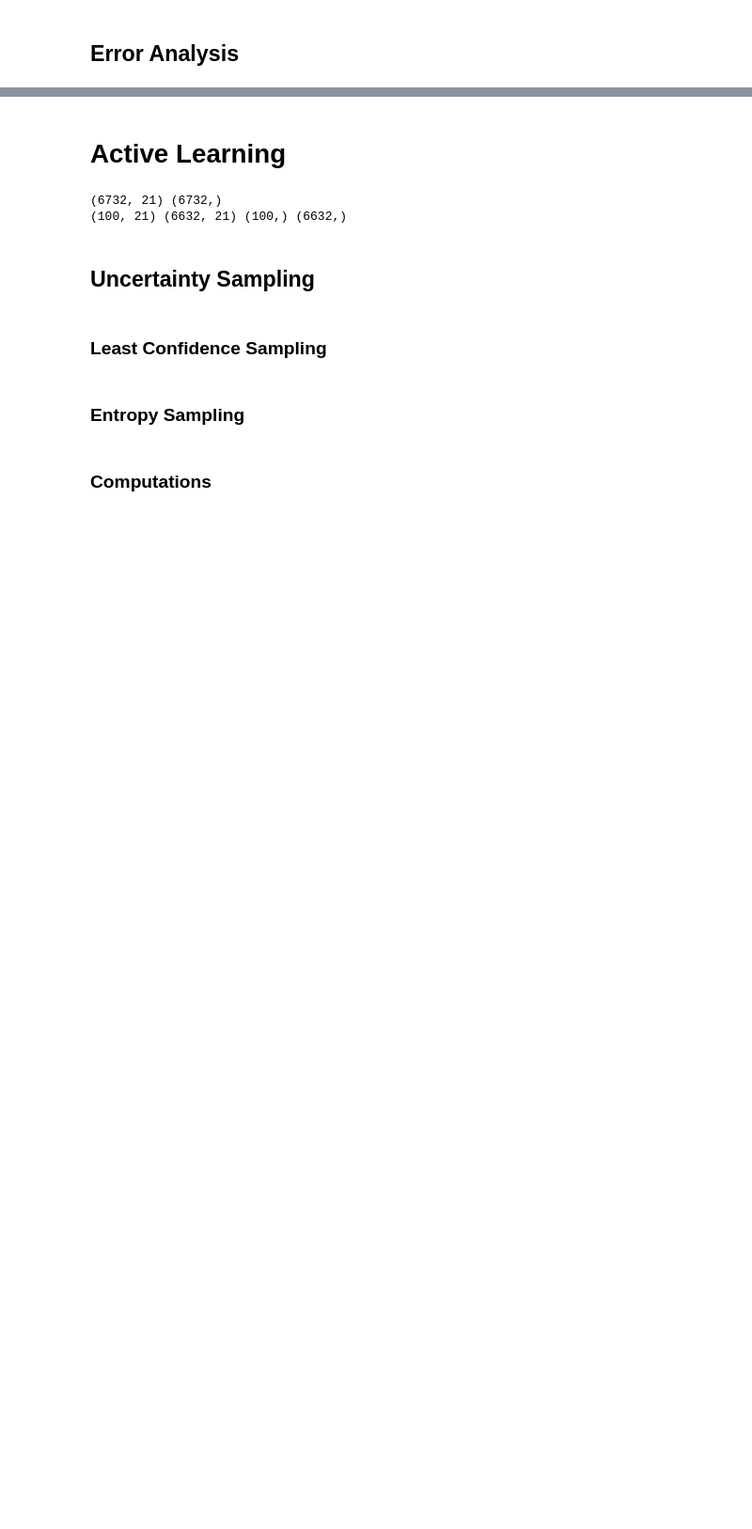
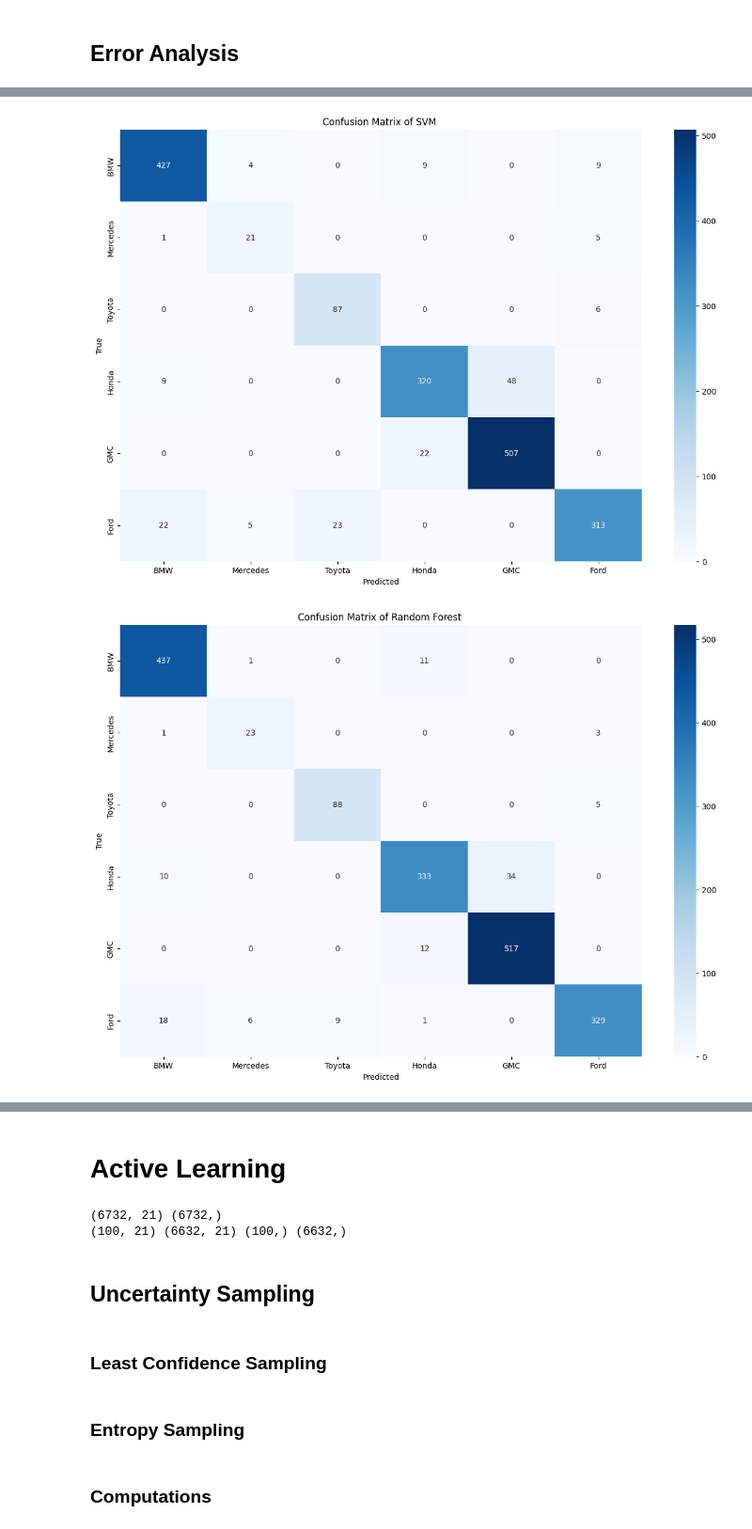
Before and after one commit to AbdullahAXR/Multifaceted-Machine-Learning-A-Multiclass-Classification, a Jupyter notebook: Project.ipynb, the cells around one changed output, grey strips where cells are left out. Shown at 94% size. Saved outputs shown, nothing was run; the diff lists cells and outputs as text; code cells hidden in the pictures; blank space fills up the shorter version.

```diff
--- a/Project.ipynb
+++ b/Project.ipynb
@@ -982,0 +1054,30 @@ plt.show()
+# %%
+all_y_pred = [svm_y_pred, rf_y_pred, xgb_y_pred, lg_y_pred, knn_y_pred, dt_y_pred, cnn_y_pred]
+name = ['SVM', 'Random Forest', 'XGBClassifier', 'Logistic Regression', 'KNN', 'Decision Tree', 'CNN']
+
+def get_cm(y_test_categorical, y_pred,name):
+    incorrect_list = []
+    correct_list = []
+    for i in range(len(y_test_categorical)):
+        if y_test_categorical[i] != y_pred[i]:
+            incorrect_list.append(y_test_categorical[i])
+        else:
+            correct_list.append(X_test[i])
+
+    from sklearn.metrics import confusion_matrix
+    cm = confusion_matrix(y_test_categorical, y_pred)
+
+    cm = cm.astype('float')
+    plt.figure(figsize=(15, 10))
+    sns.heatmap(cm, annot=True, cmap='Blues', xticklabels=class_names, yticklabels=class_names, fmt='g')
+    plt.xlabel('Predicted')
+    plt.ylabel('True')
+    plt.title(f"Confusion Matrix of {name} ")
+
+
+for j in range(len(all_y_pred)):
+    y_pred = all_y_pred[j]
+    get_cm(y_test_categorical, y_pred,name[j])
+# %% [output]
+[figure, added]
+[figure, added]
```
Also changed, not shown: parts of 21 cells of this notebook.
